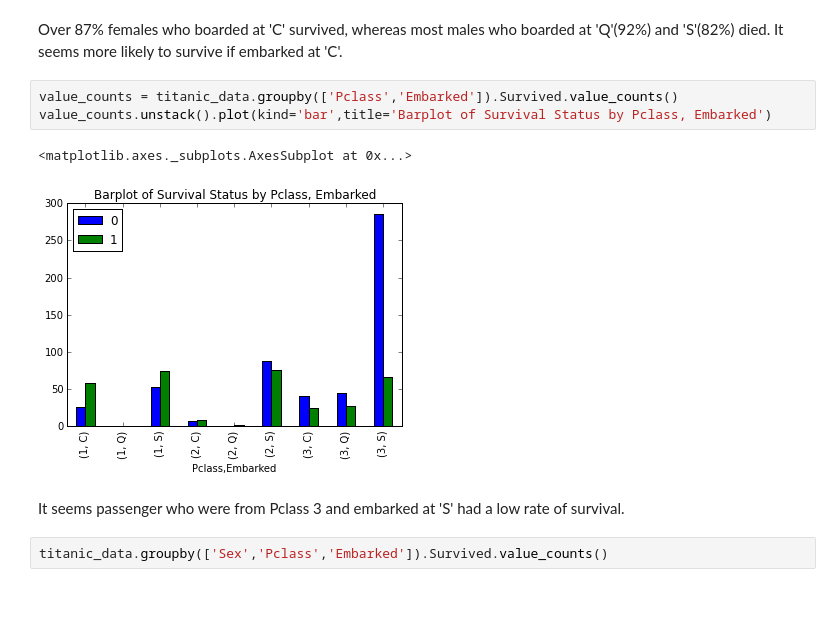
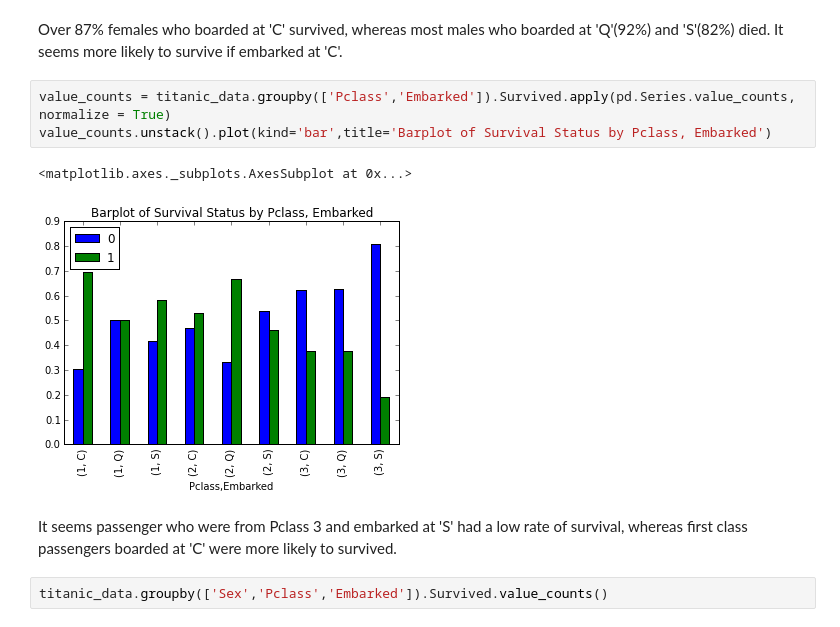
Before and after one commit to richardsun-voyager/DataAnalystNanodegreeProjects, a Jupyter notebook: TitanicDataAnalysis/TitanicDataExploration.ipynb, the cells around one changed output. Cells and saved outputs as stored; diff of their text form; blank space fills up the shorter version.

```diff
--- a/TitanicDataAnalysis/TitanicDataExploration.ipynb
+++ b/TitanicDataAnalysis/TitanicDataExploration.ipynb
@@ -317,13 +313,13 @@ dtype: int64
 # %% [markdown]
 Over 87% females who boarded at 'C' survived, whereas most males who boarded at 'Q'(92%) and 'S'(82%) died. It seems more likely to survive if embarked at 'C'.
 # %%
-value_counts = titanic_data.groupby(['Pclass','Embarked']).Survived.value_counts()
+value_counts = titanic_data.groupby(['Pclass','Embarked']).Survived.apply(pd.Series.value_counts, normalize = True)
 value_counts.unstack().plot(kind='bar',title='Barplot of Survival Status by Pclass, Embarked')
 # %% [output]
 <matplotlib.axes._subplots.AxesSubplot at 0x...>
-[figure, old version]
+[figure, new version]
 # %% [markdown]
-It seems passenger who were from Pclass 3 and embarked at 'S' had a low rate of survival.
+It seems passenger who were from Pclass 3 and embarked at 'S' had a low rate of survival, whereas first class passengers boarded at 'C' were more likely to survived.
 # %%
 titanic_data.groupby(['Sex','Pclass','Embarked']).Survived.value_counts()
 # %% [output]
```
Also changed, not shown: parts of 22 cells of this notebook, 14 other files.
